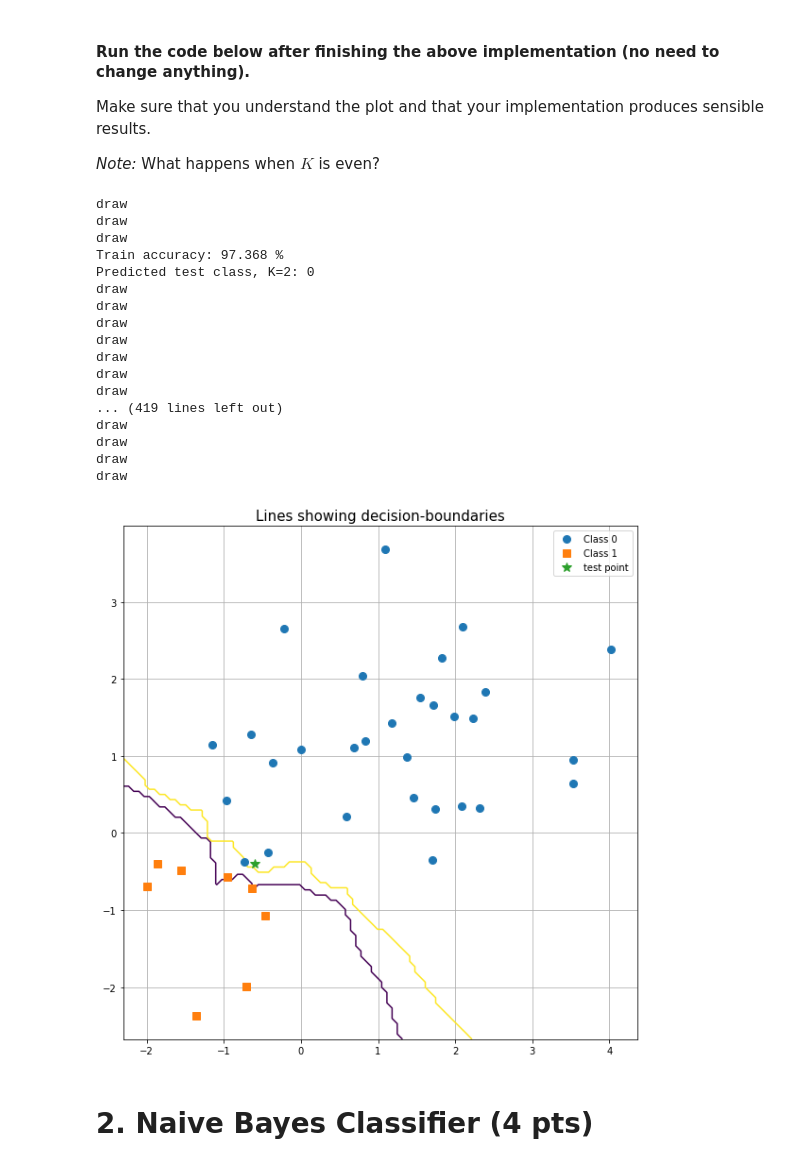
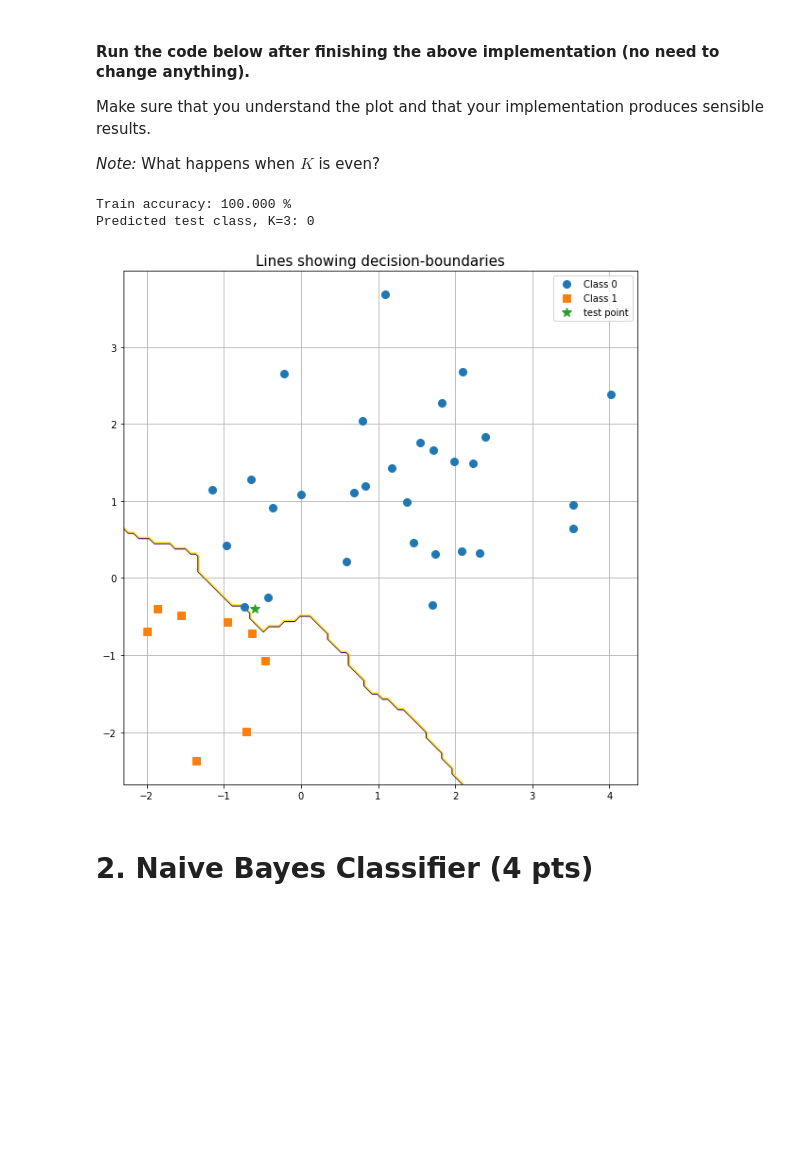
Before and after one commit to AxelEiman/AMLI, a Jupyter notebook: Hw2_2022.ipynb, the cells around one changed output. Saved outputs shown, nothing was run; the diff lists cells and outputs as text; code cells hidden in the pictures; blank space fills up the shorter version.

```diff
--- a/Hw2_2022.ipynb
+++ b/Hw2_2022.ipynb
@@ -198,40 +190,25 @@ Make sure that you understand the plot and that your implementation produces sen
 *Note:* What happens when $K$ is even?
 # %%
 # Parameters (feel free to change)
-K = 2
+K = 3
 
 # Define and train the model
 model = K_Nearest_Neighbors(n_neighbors = K)
 model.fit(X_train, y_train)
 
 # Predictions
 y_pred_train,_ = model.predict(X_train)
 print("Train accuracy: %.3f %%" %(np.mean(y_pred_train == y_train)*100))
 y_pred_test,_ = model.predict(X_test)
 print("Predicted test class, K=%d: %d" %(K, y_pred_test))
 
 # Plot decision-boundaries
 fig, ax = plot_data(X_train, y_train, X_test, title = 'Lines showing decision-boundaries')
 fig, ax = decision_boundary(model, fig, ax, levels=[0.4, 0.6], labels = False)
 # %% [output]
-draw
-draw
-draw
-Train accuracy: 97.368 %
-Predicted test class, K=2: 0
-draw
-draw
-draw
-draw
-draw
-draw
-draw
-... (419 lines left out)
-draw
-draw
-draw
-draw
+Train accuracy: 100.000 %
+Predicted test class, K=3: 0
-[figure, old version]
+[figure, new version]
 # %% [markdown]
 # 2. Naive Bayes Classifier (4 pts)
 # %% [markdown]
```
Also changed, not shown: parts of 1 cell of this notebook.
